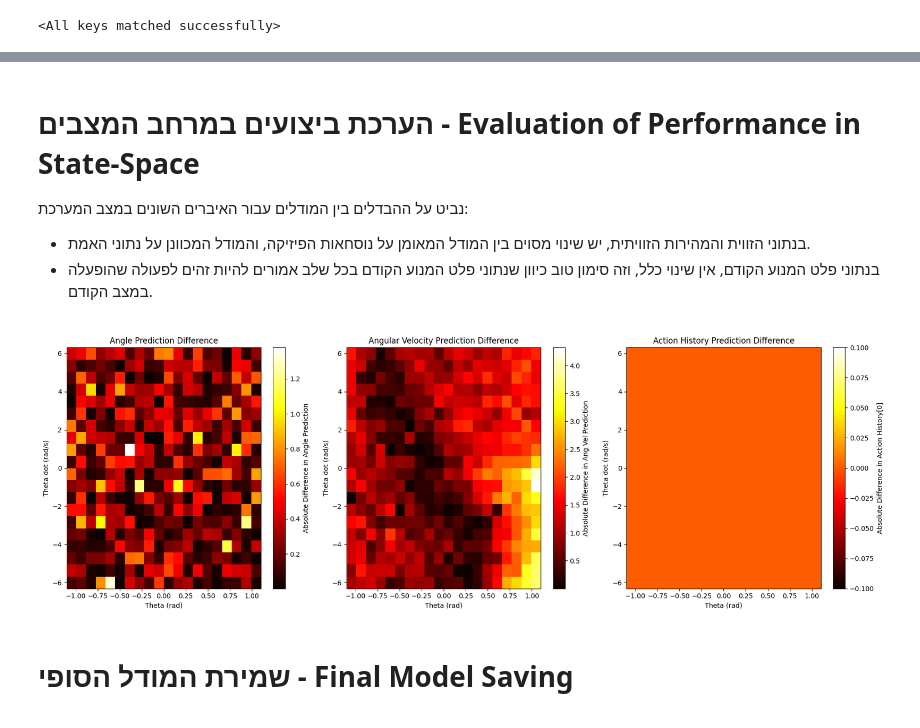
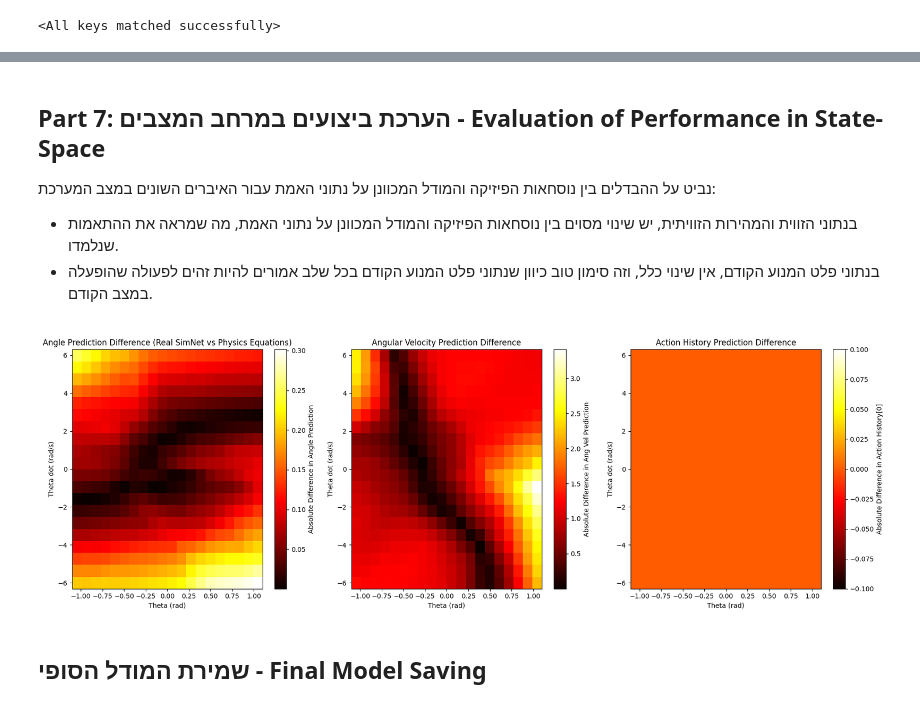
Before and after one commit to EyalPorat/ddpg-balancing-robot, a Jupyter notebook: python/notebooks/train_simnet.ipynb, the cells around one changed output, grey strips where cells are left out. Cells and saved outputs as stored; diff of their text form; code cells hidden in the pictures.

```diff
--- a/python/notebooks/train_simnet.ipynb
+++ b/python/notebooks/train_simnet.ipynb
@@ -1031,10 +939,10 @@ plt.show()
 # %% [markdown]
 <div dir="rtl">
 
-# הערכת ביצועים במרחב המצבים - Evaluation of Performance in State-Space
+## Part 7: הערכת ביצועים במרחב המצבים - Evaluation of Performance in State-Space
 
-נביט על ההבדלים בין המודלים עבור האיברים השונים במצב המערכת:
-- בנתוני הזווית והמהירות הזוויתית, יש שינוי מסוים בין המודל המאומן על נוסחאות הפיזיקה, והמודל המכוונן על נתוני האמת.
+נביט על ההבדלים בין נוסחאות הפיזיקה והמודל המכוונן על נתוני האמת עבור האיברים השונים במצב המערכת:
+- בנתוני הזווית והמהירות הזוויתית, יש שינוי מסוים בין נוסחאות הפיזיקה והמודל המכוונן על נתוני האמת, מה שמראה את ההתאמות שנלמדו.
 - בנתוני פלט המנוע הקודם, אין שינוי כלל, וזה סימון טוב כיוון שנתוני פלט המנוע הקודם בכל שלב אמורים להיות זהים לפעולה שהופעלה במצב הקודם.
 </div>
 # %%
@@ -1075,9 +983,8 @@ test_grid_states = np.array(test_grid_states)
 # Test both models on this grid with a zero action
 test_grid_actions = np.zeros((len(test_grid_states), 1))
 
-# Get predictions from both models
+# Get predictions from real SimNet model
 grid_simnet_preds = []
-grid_simnet_physics_preds = []
 
 for s, a in zip(test_grid_states, test_grid_actions):
     s_tensor = torch.tensor(s, dtype=torch.float32).unsqueeze(0)
@@ -1087,54 +994,68 @@ for s, a in zip(test_grid_states, test_grid_actions):
     pred_next = trainer.simnet(s_tensor, a_tensor).detach().numpy()[0]
     grid_simnet_preds.append(pred_next)
 
-    # Get prediction from physics-only model
-    pred_next_physics = simnet_physics(s_tensor, a_tensor).detach().numpy()[0]
-    grid_simnet_physics_preds.append(pred_next_physics)
+grid_simnet_preds = np.array(grid_simnet_preds)
 
-grid_simnet_preds = np.array(grid_simnet_preds)
-grid_simnet_physics_preds = np.array(grid_simnet_physics_preds)
+# Calculate physics predictions for the same grid using the physics engine
+grid_physics_preds = []
+for s, a in zip(test_grid_states, test_grid_actions):
+    # Extract basic state for physics engine
+    basic_state = s[:2]  # Just theta and theta_dot
 
-# Calculate the absolute difference between the models
-prediction_diff = np.abs(grid_simnet_preds - grid_simnet_physics_preds)
+    # Use physics engine to calculate acceleration
+    theta_ddot = env.physics.get_acceleration(basic_state, a[0] * env.max_torque)
+
+    # Integrate to get next state
+    next_basic_state = env.physics.integrate_state(basic_state, theta_ddot)
+
+    # Create full next state by copying the input state and updating theta and theta_dot
+    next_state = s.copy()
+    next_state[0] = next_basic_state[0]  # Update theta
+    next_state[1] = next_basic_state[1]  # Update theta_dot
+
+    grid_physics_preds.append(next_state)
+
+grid_physics_preds = np.array(grid_physics_preds)
+
+# Calculate the absolute difference between real SimNet and physics equations
+prediction_diff = np.abs(grid_simnet_preds - grid_physics_preds)
 diff_angle = prediction_diff[:, 0].reshape(theta_dot_grid.shape)
 diff_angular_vel = prediction_diff[:, 1].reshape(theta_dot_grid.shape)
+diff_action_history = prediction_diff[:, 2].reshape(theta_dot_grid.shape)
 
 # Plot the difference as a heatmap
 plt.figure(figsize=(18, 6))
 
 plt.subplot(1, 3, 1)
 plt.pcolormesh(theta_grid, theta_dot_grid, diff_angle, cmap="hot")
 plt.colorbar(label="Absolute Difference in Angle Prediction")
-plt.title("Angle Prediction Difference")
+plt.title("Angle Prediction Difference (Real SimNet vs Physics Equations)")
 plt.xlabel("Theta (rad)")
 plt.ylabel("Theta dot (rad/s)")
 
 plt.subplot(1, 3, 2)
 plt.pcolormesh(theta_grid, theta_dot_grid, diff_angular_vel, cmap="hot")
 plt.colorbar(label="Absolute Difference in Ang Vel Prediction")
 plt.title("Angular Velocity Prediction Difference")
 plt.xlabel("Theta (rad)")
 plt.ylabel("Theta dot (rad/s)")
 
-# Since the state structure has changed, we'll plot the difference in first action history element
-diff_action_history = prediction_diff[:, 2].reshape(theta_dot_grid.shape)
-
 plt.subplot(1, 3, 3)
 plt.pcolormesh(theta_grid, theta_dot_grid, diff_action_history, cmap="hot")
 plt.colorbar(label="Absolute Difference in Action History[0]")
 plt.title("Action History Prediction Difference")
 plt.xlabel("Theta (rad)")
 plt.ylabel("Theta dot (rad/s)")
 
 plt.tight_layout()
-plt.savefig(log_dir / "prediction_difference_heatmap.png")
+plt.savefig(log_dir / "real_vs_physics_difference_heatmap.png")
 plt.show()
 # %% [output]
-[figure, old version]
+[figure, new version]
 # %% [markdown]
 <div dir="rtl">
 
-# שמירת המודל הסופי - Final Model Saving
+## שמירת המודל הסופי - Final Model Saving
 
 </div>
 # %%
```
Also changed, not shown: parts of 21 cells of this notebook, 17 other files.
